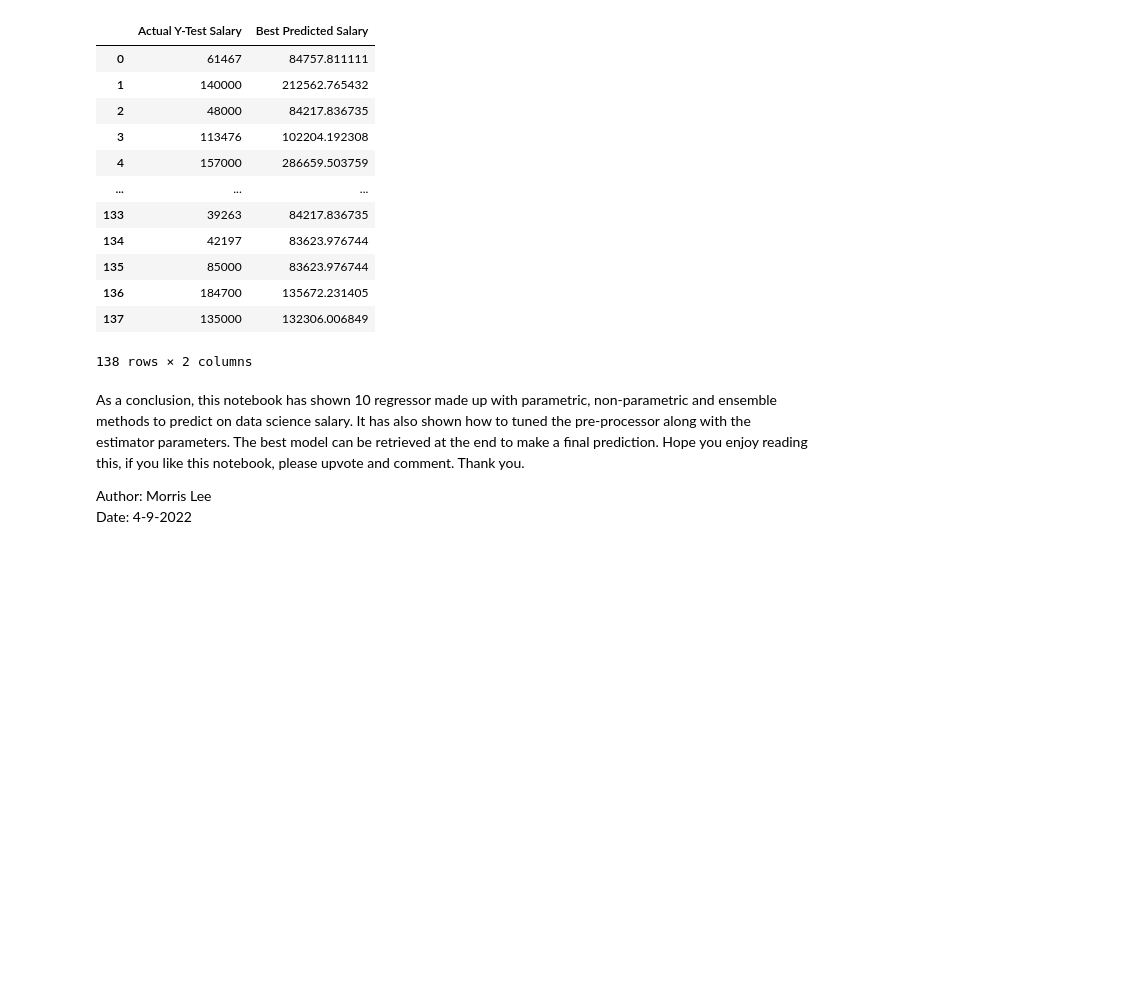
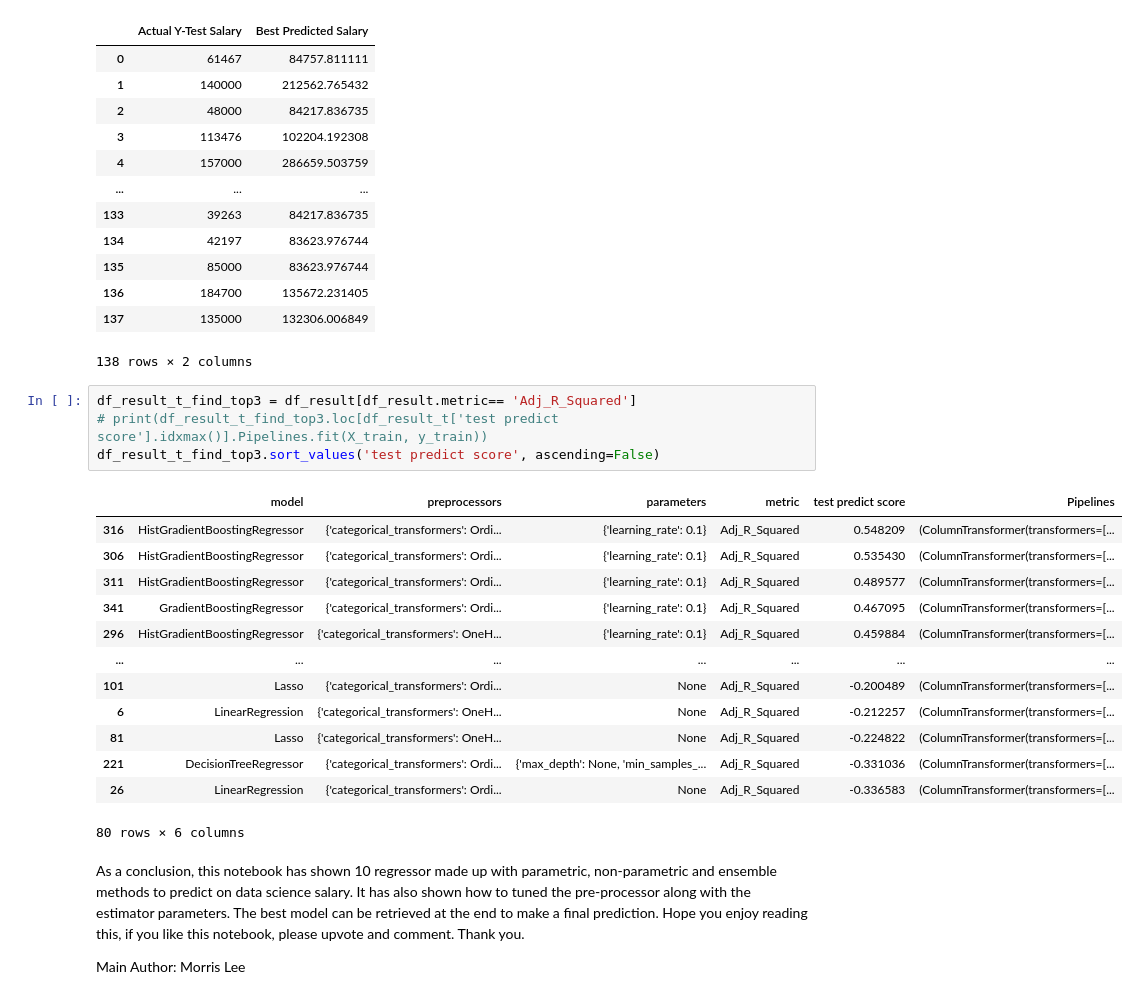
Before and after one commit to Tang-hubert/Mastering_Tuning_10_Regressors_0.5_R2, a Jupyter notebook: scripts/mastering-tuning-10-regressors-0-5-r2.ipynb, the cells around one changed output. Saved outputs shown, nothing was run; the diff lists cells and outputs as text; blank space fills up the shorter version.

Commit message:
chore: rerun the code and print for more info

```diff
--- a/scripts/mastering-tuning-10-regressors-0-5-r2.ipynb
+++ b/scripts/mastering-tuning-10-regressors-0-5-r2.ipynb
@@ -1098,8 +1096,25 @@ PREDICTED VALUES
 | 136 | 184700 | 135672.231405 |
 | 137 | 135000 | 132306.006849 |
 138 rows × 2 columns
+# %%
+df_result_t_find_top3 = df_result[df_result.metric== 'Adj_R_Squared']
+# print(df_result_t_find_top3.loc[df_result_t['test predict score'].idxmax()].Pipelines.fit(X_train, y_train))
+df_result_t_find_top3.sort_values('test predict score', ascending=False)
+# %% [output]
+|  | model | preprocessors | parameters | metric | test predict score | Pipelines |
+| 316 | HistGradientBoostingRegressor | {'categorical_transformers': Ordi... | {'learning_rate': 0.1} | Adj_R_Squared | 0.548209 | (ColumnTransformer(transformers=[... |
+| 306 | HistGradientBoostingRegressor | {'categorical_transformers': Ordi... | {'learning_rate': 0.1} | Adj_R_Squared | 0.535430 | (ColumnTransformer(transformers=[... |
+| 311 | HistGradientBoostingRegressor | {'categorical_transformers': Ordi... | {'learning_rate': 0.1} | Adj_R_Squared | 0.489577 | (ColumnTransformer(transformers=[... |
+| 341 | GradientBoostingRegressor | {'categorical_transformers': Ordi... | {'learning_rate': 0.1} | Adj_R_Squared | 0.467095 | (ColumnTransformer(transformers=[... |
+| 296 | HistGradientBoostingRegressor | {'categorical_transformers': OneH... | {'learning_rate': 0.1} | Adj_R_Squared | 0.459884 | (ColumnTransformer(transformers=[... |
+| ... | ... | ... | ... | ... | ... | ... |
+| 101 | Lasso | {'categorical_transformers': Ordi... | None | Adj_R_Squared | -0.200489 | (ColumnTransformer(transformers=[... |
+| 6 | LinearRegression | {'categorical_transformers': OneH... | None | Adj_R_Squared | -0.212257 | (ColumnTransformer(transformers=[... |
+| 81 | Lasso | {'categorical_transformers': OneH... | None | Adj_R_Squared | -0.224822 | (ColumnTransformer(transformers=[... |
+| 221 | DecisionTreeRegressor | {'categorical_transformers': Ordi... | {'max_depth': None, 'min_samples_... | Adj_R_Squared | -0.331036 | (ColumnTransformer(transformers=[... |
+| 26 | LinearRegression | {'categorical_transformers': Ordi... | None | Adj_R_Squared | -0.336583 | (ColumnTransformer(transformers=[... |
+80 rows × 6 columns
 # %% [markdown]
 As a conclusion, this notebook has shown 10 regressor made up with parametric, non-parametric and ensemble methods to predict on data science salary. It has also shown how to tuned the pre-processor along with the estimator parameters. The best model can be retrieved at the end to make a final prediction. Hope you enjoy reading this, if you like this notebook, please upvote and comment. Thank you.
 
-Author: Morris Lee <br>
-Date: 4-9-2022
+Main Author: Morris Lee <br>
```
Also changed, not shown: parts of 3 cells of this notebook.
